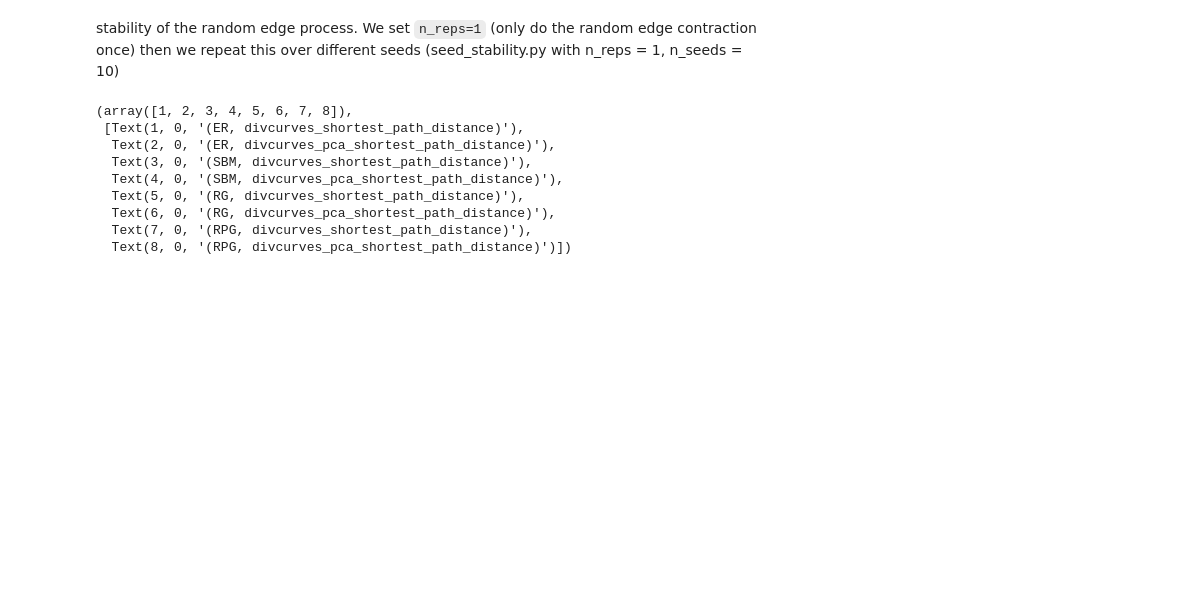
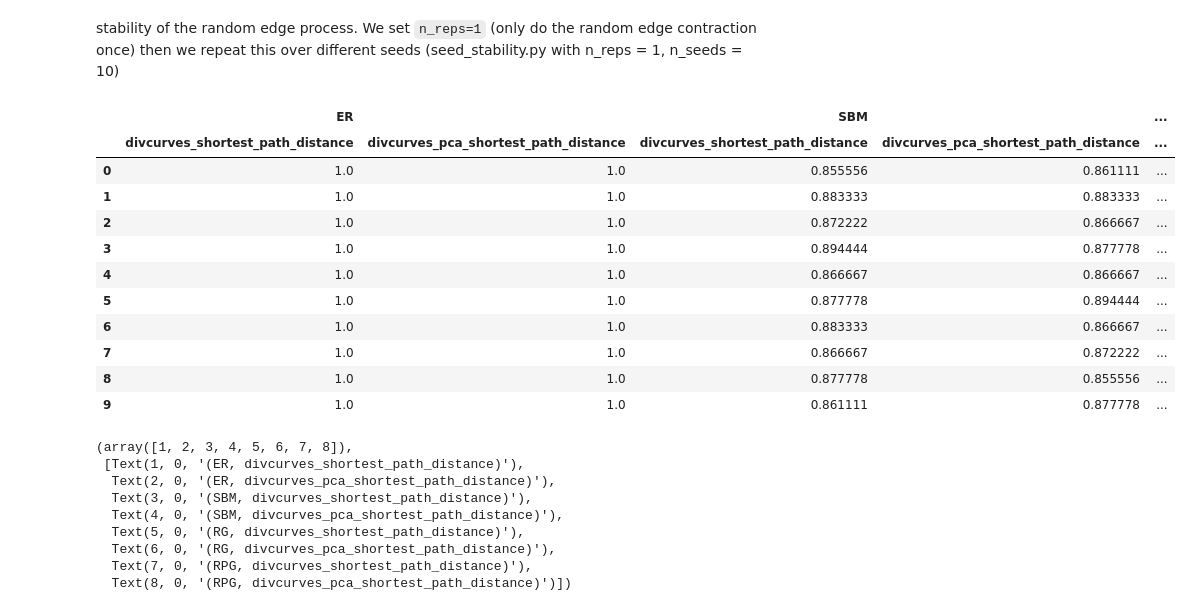
Before and after one commit to aidos-lab/diversity_curves, a Jupyter notebook: simulations/ablation_params/seed_Stability.ipynb, the cells around one changed output. Drawn from its saved outputs; the diff is of its cells as text; code cells hidden in the pictures; blank space fills up the shorter version.

```diff
--- a/simulations/ablation_params/seed_Stability.ipynb
+++ b/simulations/ablation_params/seed_Stability.ipynb
@@ -398,6 +398,21 @@ std_rand_diffs = pd.read_csv(f'{res_dir}/std_rand_diffs.csv', index_col=0)
 # res = pd.read_csv(f'{res_dir}/results_combined.csv', index_col=0, header=[0,1])
 avg_accs = pd.read_csv(f'{res_dir}/avg_accs.csv', index_col=[0,1], header=0)
 avg_accs = avg_accs.transpose()
+# %%
+avg_accs
+# %% [output]
+|  | ER |  | SBM |  | ... |
+|  | divcurves_shortest_path_distance | divcurves_pca_shortest_path_distance | divcurves_shortest_path_distance | divcurves_pca_shortest_path_distance | ... |
+| 0 | 1.0 | 1.0 | 0.855556 | 0.861111 | ... |
+| 1 | 1.0 | 1.0 | 0.883333 | 0.883333 | ... |
+| 2 | 1.0 | 1.0 | 0.872222 | 0.866667 | ... |
+| 3 | 1.0 | 1.0 | 0.894444 | 0.877778 | ... |
+| 4 | 1.0 | 1.0 | 0.866667 | 0.866667 | ... |
+| 5 | 1.0 | 1.0 | 0.877778 | 0.894444 | ... |
+| 6 | 1.0 | 1.0 | 0.883333 | 0.866667 | ... |
+| 7 | 1.0 | 1.0 | 0.866667 | 0.872222 | ... |
+| 8 | 1.0 | 1.0 | 0.877778 | 0.855556 | ... |
+| 9 | 1.0 | 1.0 | 0.861111 | 0.877778 | ... |
 # %%
 avg_accs.boxplot()
 plt.xticks(rotation=90)
```
Also changed, not shown: parts of 2 cells of this notebook, 1 other file.
